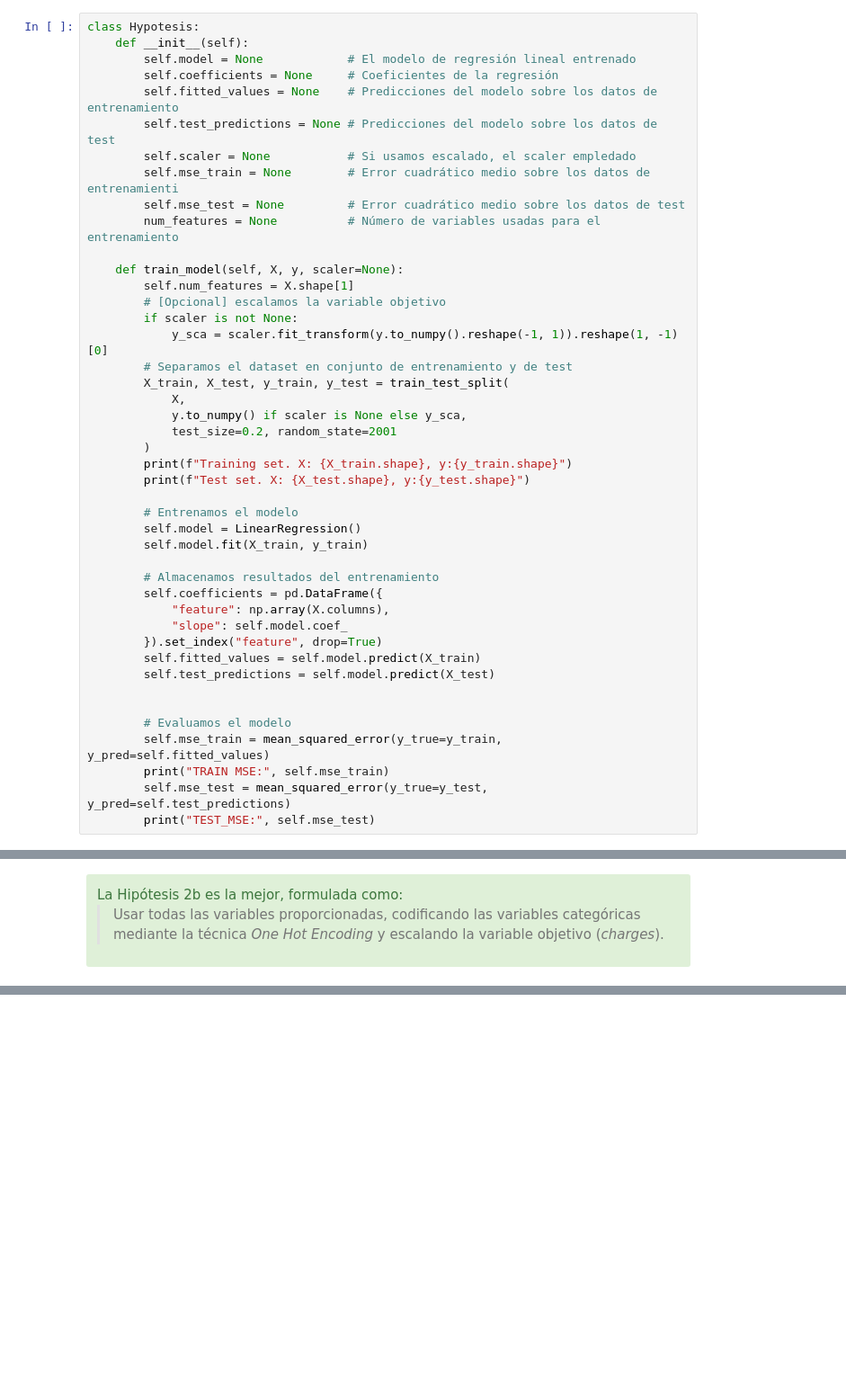
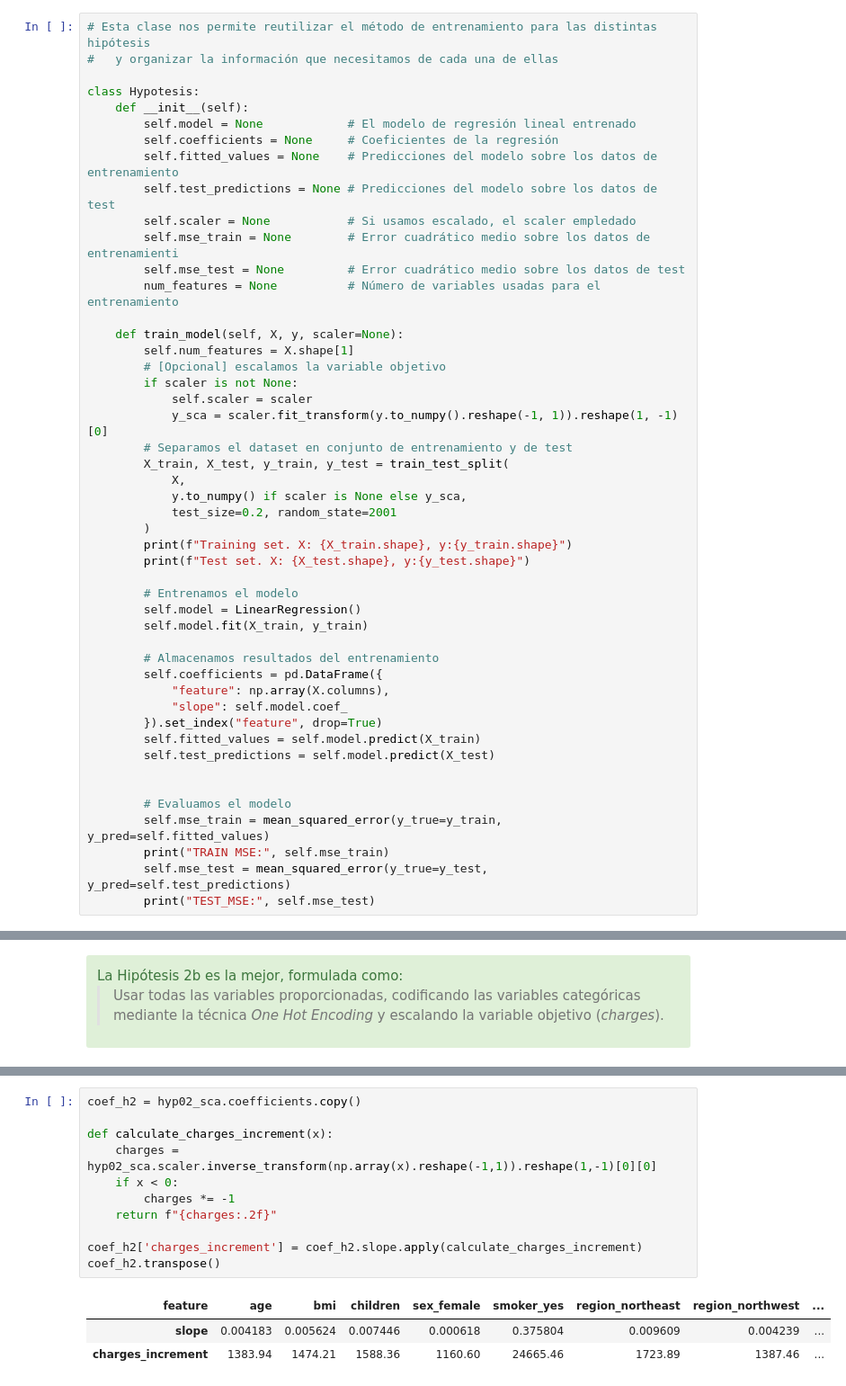
Before and after one commit to tuxsy/iebs-master-data-science, a Jupyter notebook: m02/c3/sprint/m02-c3-sprint-insurance-multiple-linear-regression.ipynb, the cells around one changed output, grey strips where cells are left out. Shown: that part at 90% size. Cells and saved outputs as stored; diff of their text form; blank space fills up the shorter version.

```diff
--- a/m02/c3/sprint/m02-c3-sprint-insurance-multiple-linear-regression.ipynb
+++ b/m02/c3/sprint/m02-c3-sprint-insurance-multiple-linear-regression.ipynb
@@ -318,6 +321,9 @@ Para ello proponemos las siuguientes hipótesis de trabajo.
 # %% [markdown]
 # Entrenamiento del modelo de regresión lineal múltiple
 # %%
+# Esta clase nos permite reutilizar el método de entrenamiento para las distintas hipótesis
+#   y organizar la información que necesitamos de cada una de ellas
+
 class Hypotesis:
     def __init__(self):
         self.model = None            # El modelo de regresión lineal entrenado
@@ -333,6 +339,7 @@ class Hypotesis:
         self.num_features = X.shape[1]
         # [Opcional] escalamos la variable objetivo
         if scaler is not None:
+            self.scaler = scaler
             y_sca = scaler.fit_transform(y.to_numpy().reshape(-1, 1)).reshape(1, -1)[0]
         # Separamos el dataset en conjunto de entrenamiento y de test
         X_train, X_test, y_train, y_test = train_test_split(
@@ -610,0 +653,15 @@ plt.tight_layout(pad=5.0)
+# %%
+coef_h2 = hyp02_sca.coefficients.copy()
+
+def calculate_charges_increment(x):
+    charges = hyp02_sca.scaler.inverse_transform(np.array(x).reshape(-1,1)).reshape(1,-1)[0][0]
+    if x < 0:
+        charges *= -1
+    return f"{charges:.2f}"
+
+coef_h2['charges_increment'] = coef_h2.slope.apply(calculate_charges_increment)
+coef_h2.transpose()
+# %% [output]
+| feature | age | bmi | children | sex_female | smoker_yes | region_northeast | region_northwest | ... |
+| slope | 0.004183 | 0.005624 | 0.007446 | 0.000618 | 0.375804 | 0.009609 | 0.004239 | ... |
+| charges_increment | 1383.94 | 1474.21 | 1588.36 | 1160.60 | 24665.46 | 1723.89 | 1387.46 | ... |
```
Also changed, not shown: parts of 9 cells of this notebook.
